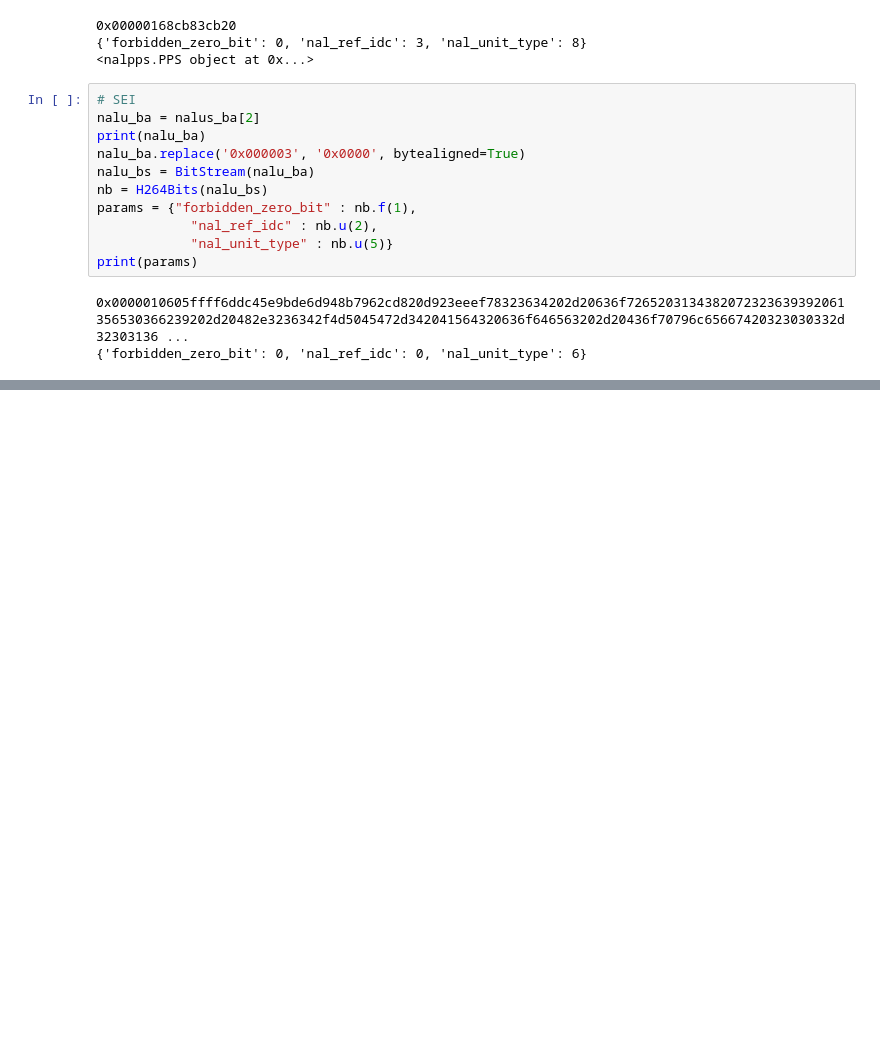
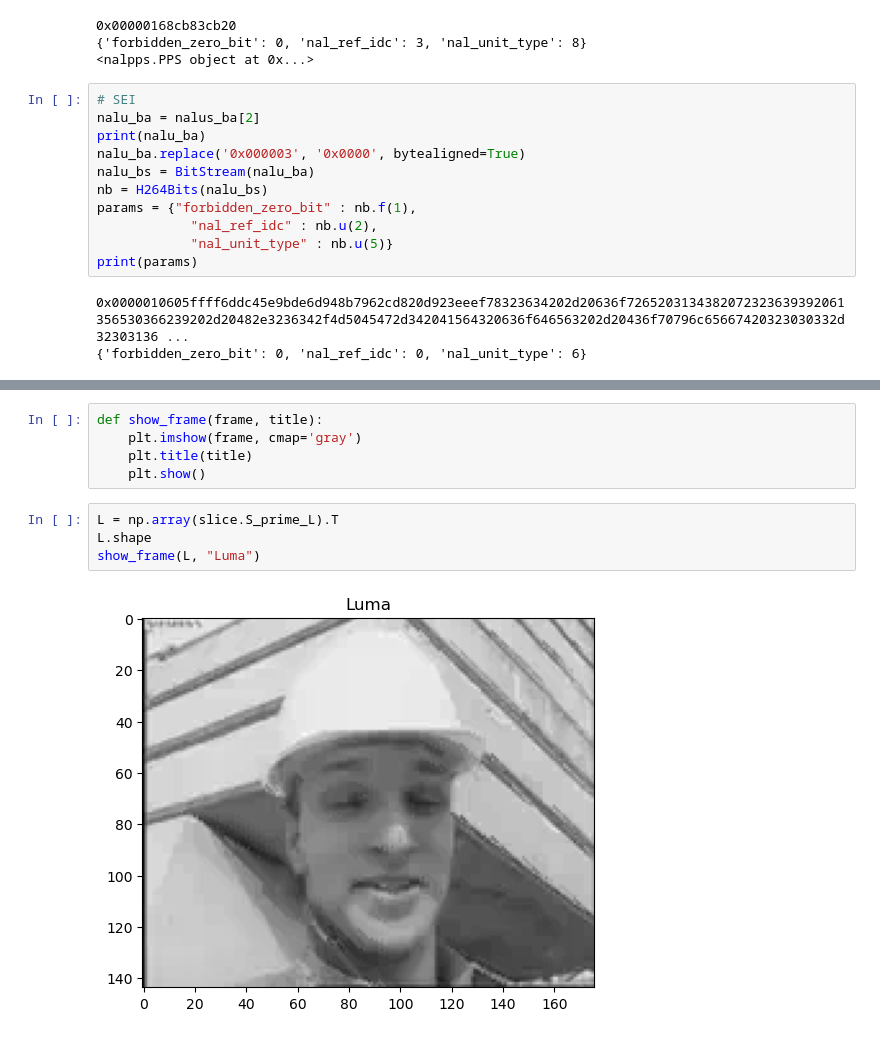
Before and after one commit to robinj0726/ThinkH264, a Jupyter notebook: 10-baseline-decoder.ipynb, the cells around one changed output, grey strips where cells are left out. Drawn from its saved outputs; the diff is of its cells as text; blank space fills up the shorter version.

Commit message:
show the Luma/Cb/Cr as image directly

```diff
--- a/10-baseline-decoder.ipynb
+++ b/10-baseline-decoder.ipynb
@@ -129,2 +143,13 @@ print(slice)
 {'forbidden_zero_bit': 0, 'nal_ref_idc': 3, 'nal_unit_type': 5}
 <nalslice.Slice object at 0x...>
+# %%
+def show_frame(frame, title):
+    plt.imshow(frame, cmap='gray')
+    plt.title(title)
+    plt.show()
+# %%
+L = np.array(slice.S_prime_L).T
+L.shape
+show_frame(L, "Luma")
+# %% [output]
+[figure, added]
```
Also changed, not shown: parts of 5 cells of this notebook.
